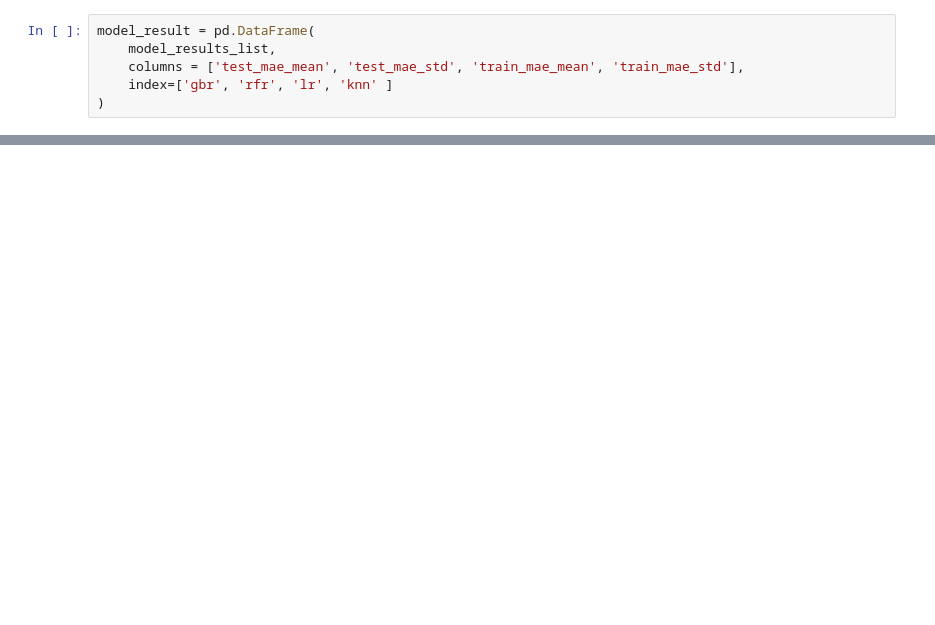
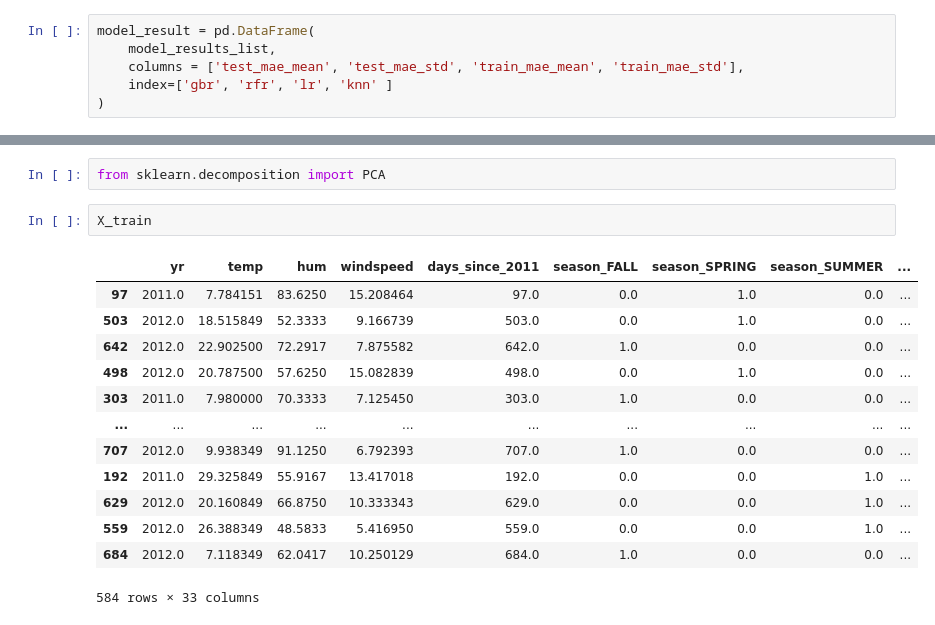
Before and after one commit to peteray-dev/ML_Adv, a Jupyter notebook: Personal_work_on_Advance.ipynb, the cells around one changed output, grey strips where cells are left out. Saved outputs shown, nothing was run; the diff lists cells and outputs as text; blank space fills up the shorter version.

```diff
--- a/Personal_work_on_Advance.ipynb
+++ b/Personal_work_on_Advance.ipynb
@@ -346,0 +374,18 @@ for model, params in zip(my_models, param_grid):
+# %%
+from sklearn.decomposition import PCA
+# %%
+X_train
+# %% [output]
+|  | yr | temp | hum | windspeed | days_since_2011 | season_FALL | season_SPRING | season_SUMMER | ... |
+| 97 | 2011.0 | 7.784151 | 83.6250 | 15.208464 | 97.0 | 0.0 | 1.0 | 0.0 | ... |
+| 503 | 2012.0 | 18.515849 | 52.3333 | 9.166739 | 503.0 | 0.0 | 1.0 | 0.0 | ... |
+| 642 | 2012.0 | 22.902500 | 72.2917 | 7.875582 | 642.0 | 1.0 | 0.0 | 0.0 | ... |
+| 498 | 2012.0 | 20.787500 | 57.6250 | 15.082839 | 498.0 | 0.0 | 1.0 | 0.0 | ... |
+| 303 | 2011.0 | 7.980000 | 70.3333 | 7.125450 | 303.0 | 1.0 | 0.0 | 0.0 | ... |
+| ... | ... | ... | ... | ... | ... | ... | ... | ... | ... |
+| 707 | 2012.0 | 9.938349 | 91.1250 | 6.792393 | 707.0 | 1.0 | 0.0 | 0.0 | ... |
+| 192 | 2011.0 | 29.325849 | 55.9167 | 13.417018 | 192.0 | 0.0 | 0.0 | 1.0 | ... |
+| 629 | 2012.0 | 20.160849 | 66.8750 | 10.333343 | 629.0 | 0.0 | 0.0 | 1.0 | ... |
+| 559 | 2012.0 | 26.388349 | 48.5833 | 5.416950 | 559.0 | 0.0 | 0.0 | 1.0 | ... |
+| 684 | 2012.0 | 7.118349 | 62.0417 | 10.250129 | 684.0 | 1.0 | 0.0 | 0.0 | ... |
+584 rows × 33 columns
```
Also changed, not shown: parts of 8 cells of this notebook.
